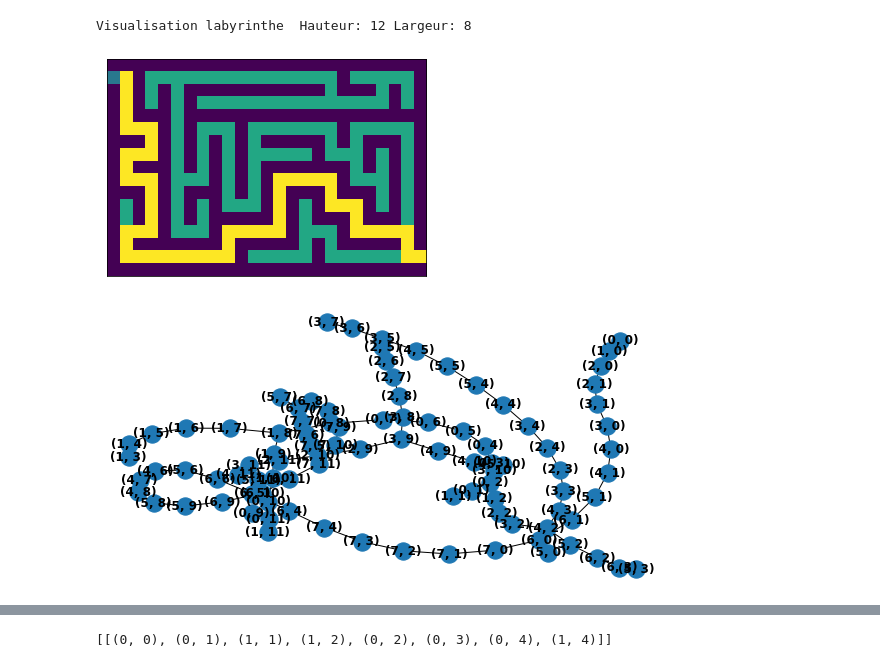
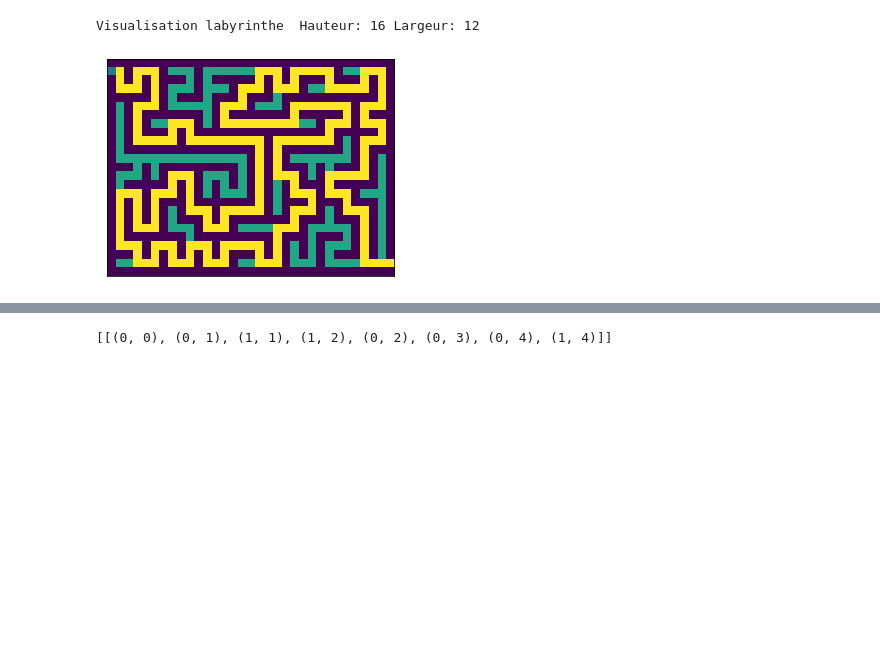
Before and after one commit to SaciaHouioua/BriefgraphLaby, a Jupyter notebook: labyrinthe.ipynb, the cells around one changed output, grey strips where cells are left out. Drawn from its saved outputs; the diff is of its cells as text; code cells hidden in the pictures; blank space fills up the shorter version.

```diff
--- a/labyrinthe.ipynb
+++ b/labyrinthe.ipynb
@@ -110,24 +109,23 @@ def visNx (dic):
     nx.draw(g, ax = ax, with_labels=True, font_weight='bold')
 # %%
 # Dimensions de la grille:
-LARGEUR = 12
-HAUTEUR = 8
+LARGEUR = 16
+HAUTEUR = 12
 
 print(f"Visualisation labyrinthe  Hauteur: {LARGEUR} Largeur: {HAUTEUR}")
 dic = {(0,0) : None}
 
 parcours = dfs((0,0))
 
 dic = convDic (parcours)
 
 path=find_path(dic, (0, 0), (HAUTEUR-1,LARGEUR-1))
 
 labyrinthe = ColerPath (parcours, path)
 
 printLay (labyrinthe)
 
-visNx (dic)
+#visNx (dic)
 # %% [output]
-Visualisation labyrinthe  Hauteur: 12 Largeur: 8
+Visualisation labyrinthe  Hauteur: 16 Largeur: 12
-[figure, old version]
+[figure, new version]
-[figure, removed]
```
Also changed, not shown: parts of 4 cells of this notebook, 5 other files.
